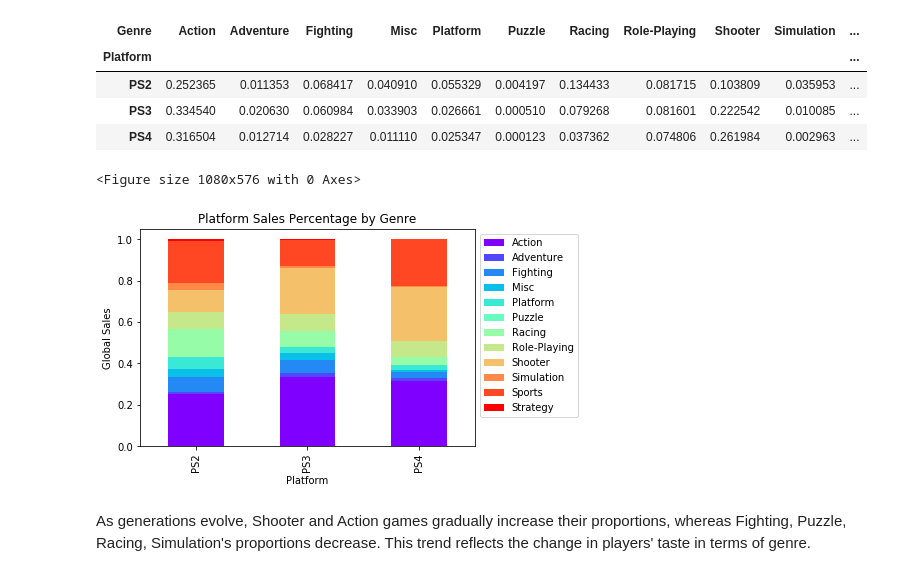
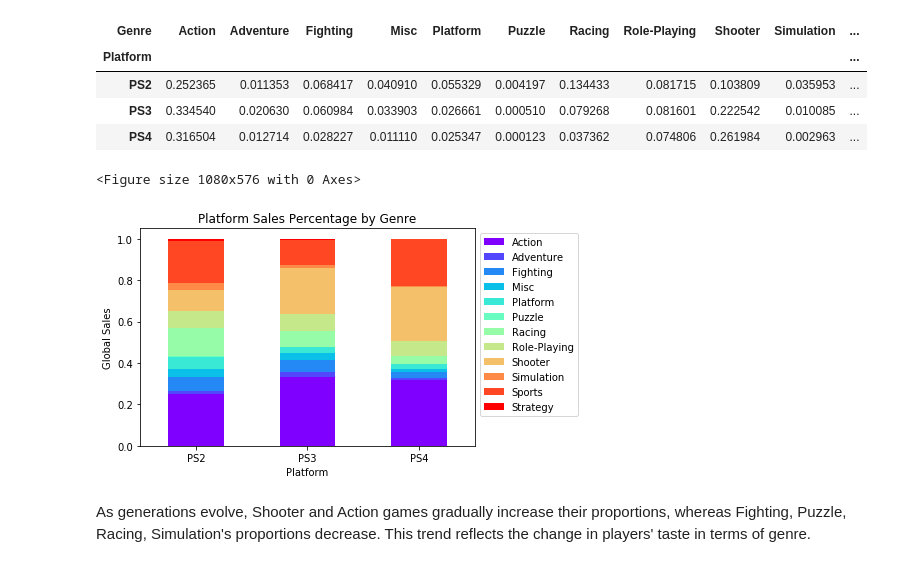
Before and after one commit to sherry9788/STATS131_Final, a Jupyter notebook: xuening.2.ipynb, the cells around one changed output. Saved outputs shown, nothing was run; the diff lists cells and outputs as text; code cells hidden in the pictures.

Commit message:
xticks rotation

```diff
--- a/xuening.2.ipynb
+++ b/xuening.2.ipynb
@@ -893,13 +898,14 @@ ps_genre_percentage.T
 # %%
 plt.figure(figsize=(15,8))
 ps_genre_percentage.T.plot(kind='bar', stacked=True, colormap='rainbow')
 plt.title('Platform Sales Percentage by Genre')
 plt.legend(bbox_to_anchor=(1, 1))
 plt.ylabel('Global Sales')
+plt.xticks(rotation='horizontal')
 plt.show()
 # %% [output]
 <Figure size 1080x576 with 0 Axes>
-[figure, old version]
+[figure, new version]
 # %% [markdown]
 As generations evolve, Shooter and Action games gradually increase their proportions, whereas Fighting, Puzzle, Racing, Simulation's proportions decrease. This trend reflects the change in players' taste in terms of genre.
 # %%
```
Also changed, not shown: parts of 7 cells of this notebook.
